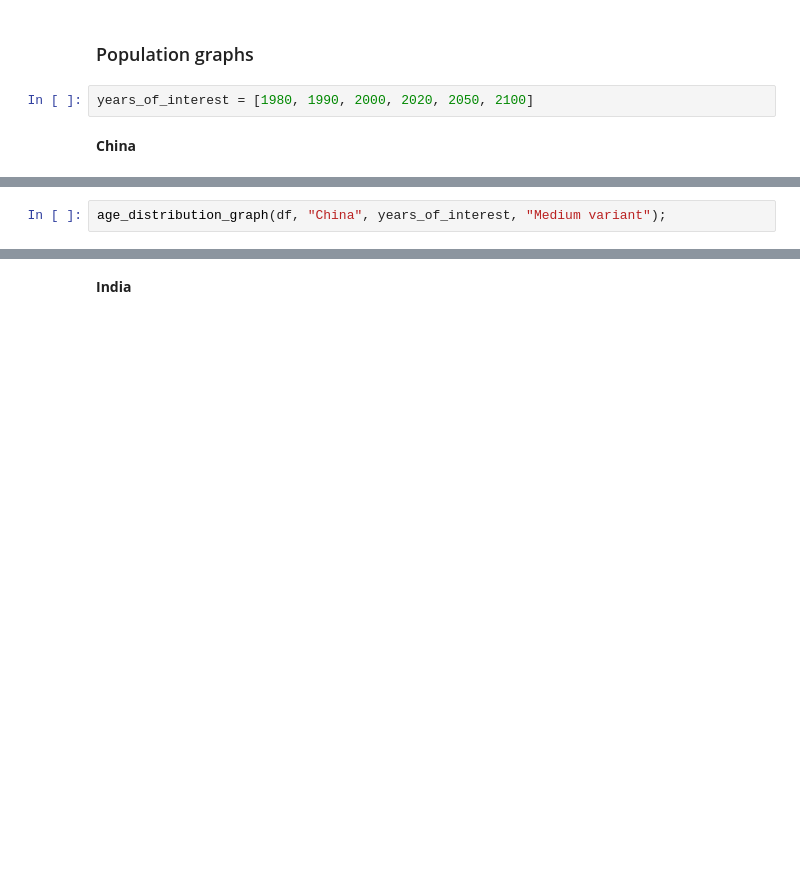
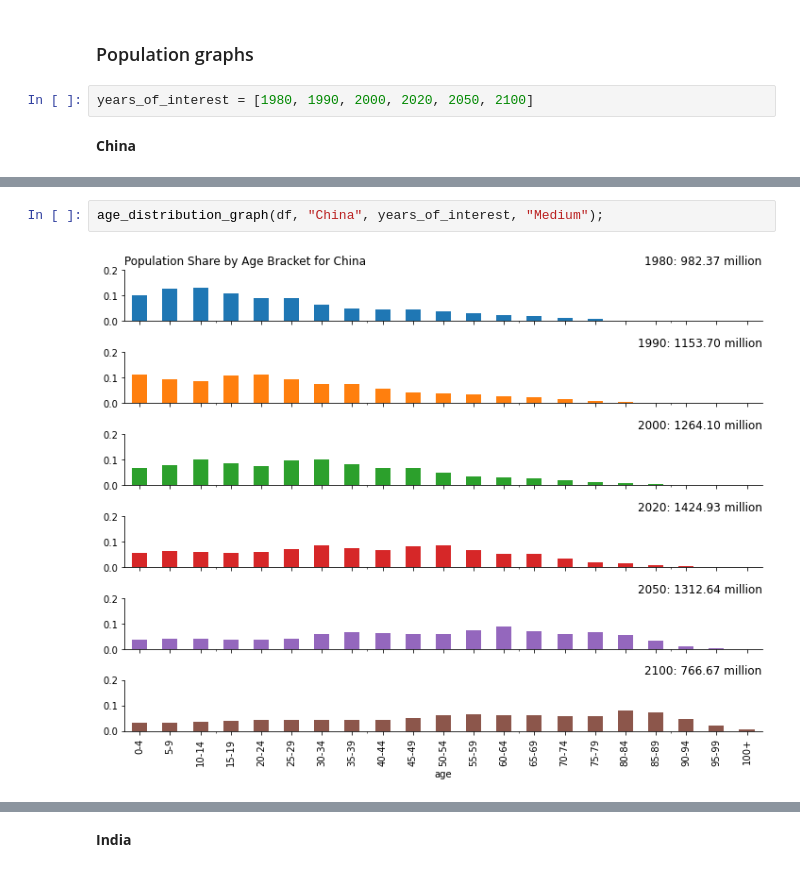
Before and after one commit to NYU-ComputationalSocialScience/ECON-GA-4003-F2022, a Jupyter notebook: lectures/L04_pandas_review/02_pandas_review_population.ipynb, the cells around one changed output, grey strips where cells are left out. Cells and saved outputs as stored; diff of their text form; blank space fills up the shorter version.

```diff
--- a/lectures/L04_pandas_review/02_pandas_review_population.ipynb
+++ b/lectures/L04_pandas_review/02_pandas_review_population.ipynb
@@ -243,3 +340,5 @@ age_distribution_graph(df, "China", years_of_interest, "Low variant");
 # %%
-age_distribution_graph(df, "China", years_of_interest, "Medium variant");
+age_distribution_graph(df, "China", years_of_interest, "Medium");
+# %% [output]
+[figure, added]
 # %%
```
Also changed, not shown: parts of 26 cells of this notebook.
